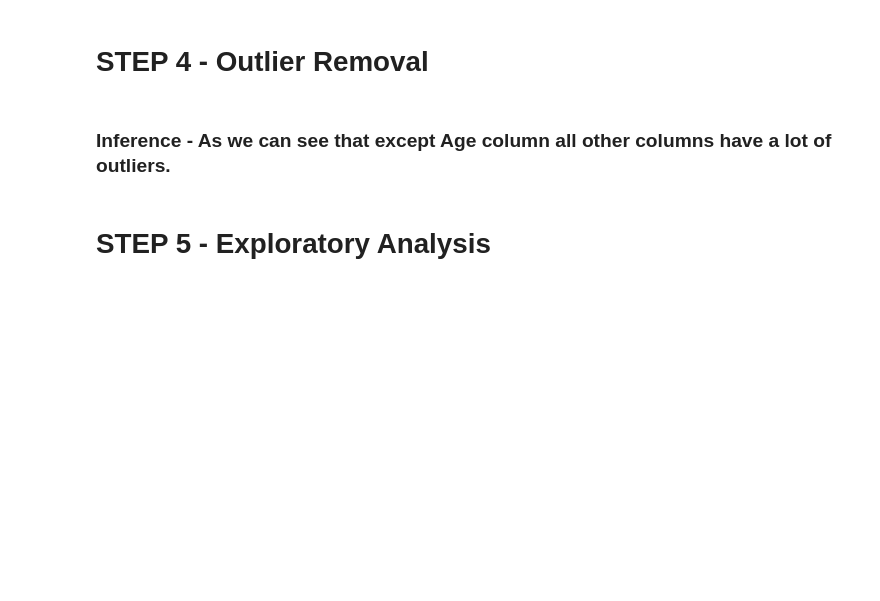
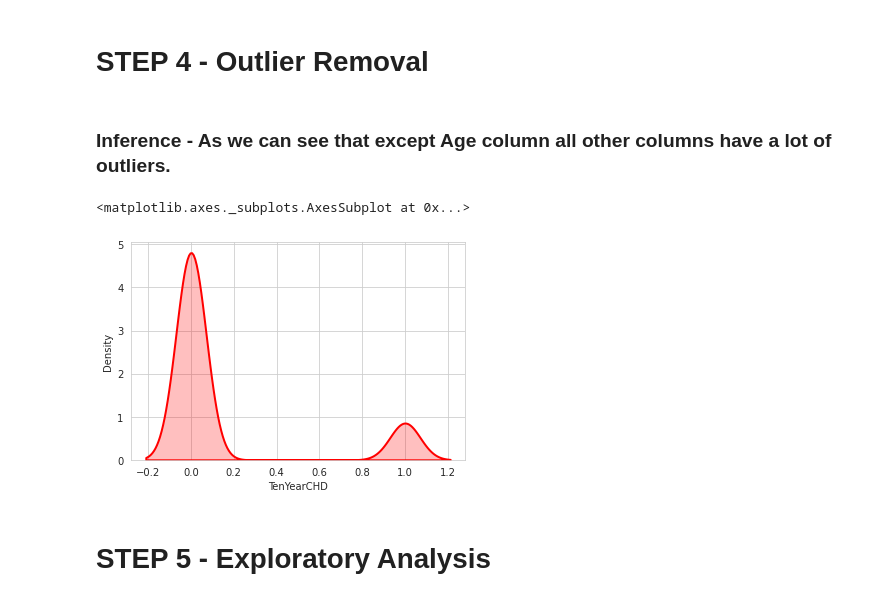
Before and after one commit to Jahnavi-Jaolekar/Cardiovascular-Risk-Prediction, a Jupyter notebook: Cardiovascular_Risk_Prediction.ipynb, the cells around one changed output. Cells and saved outputs as stored; diff of their text form; code cells hidden in the pictures; blank space fills up the shorter version.

```diff
--- a/Cardiovascular_Risk_Prediction.ipynb
+++ b/Cardiovascular_Risk_Prediction.ipynb
@@ -217,6 +217,13 @@ brief()
 # sns.boxplot(crp_df['BMI'],palette='Set1', ax=ax[1,1])
 # sns.boxplot(crp_df['heartRate'], palette='YlGnBu_r', ax=ax[2,0])
 # sns.boxplot(crp_df['glucose'],palette='autumn', ax=ax[2,1])
+# %%
+# fig,ax=plt.subplots(1,2, figsize=(18,8))
+sns.distplot(crp_df.TenYearCHD, hist= False, kde= True, kde_kws= {'shade':True, 'linewidth':2}, label= 'non_normal', color='red')
+# sns.distplot(np.log10(crp_df['TenYearCHD']), hist= False, kde= True, kde_kws={'shade':True, 'linewidth':2}, label='normal', color='green',ax=ax[1])
+# %% [output]
+<matplotlib.axes._subplots.AxesSubplot at 0x...>
+[figure, added]
 # %% [markdown]
 # **STEP 5 - Exploratory Analysis**
 # %% [markdown]
```
Also changed, not shown: parts of 15 cells of this notebook.
